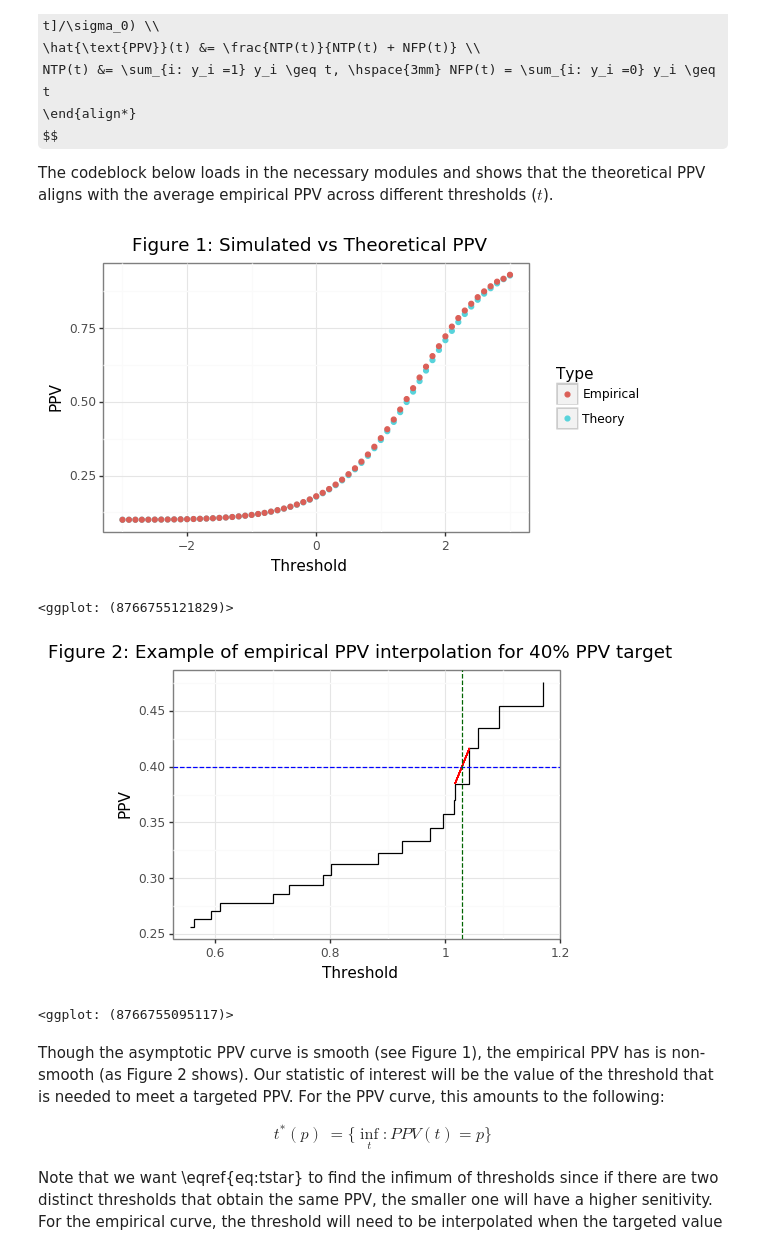
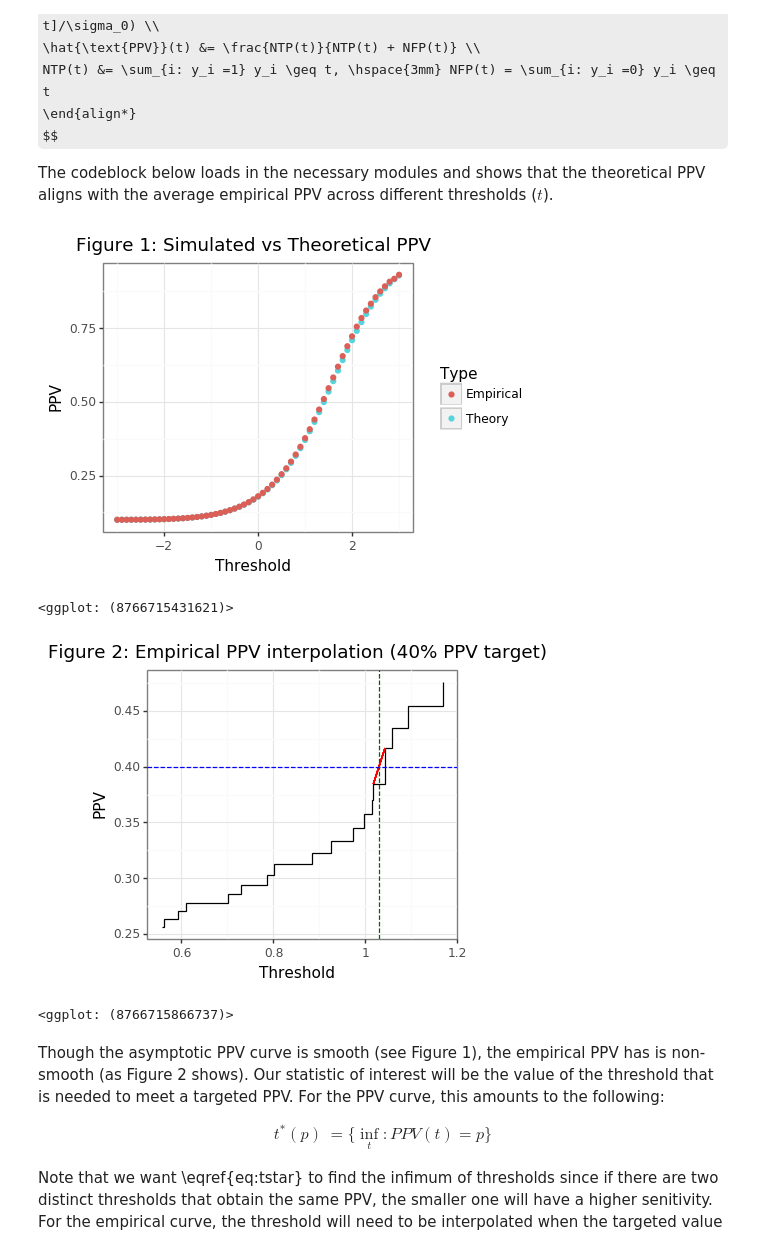
Before and after one commit to erikdrysdale/erikdrysdale.github.io, a Jupyter notebook: _rmd/extra_BCa/bca_python.ipynb, the cells around one changed output. Saved outputs shown, nothing was run; the diff lists cells and outputs as text; code cells hidden in the pictures; some formulas as TeX source.

```diff
--- a/_rmd/extra_BCa/bca_python.ipynb
+++ b/_rmd/extra_BCa/bca_python.ipynb
@@ -97,40 +97,40 @@ nsim = 5000
 
 mat = np.zeros([nsim, len(thresh_seq)])
 for ii in range(nsim):
     y, score = dgp(n0=n0, n1=n1, mu=mu1)
     mat[ii] = [PPV_fun(y, score, tt) for tt in thresh_seq]
 
 df_sim = pd.DataFrame({'thresh':thresh_seq, 'theory':theory_seq, 'emp':np.nanmean(mat,0)}).melt('thresh',None,'tt')
 
-plotnine.options.figure_size = (5.5, 3.5)
+plotnine.options.figure_size = (4, 3.5)
 gg_theory = (ggplot(df_sim, aes(x='thresh', y='value', color='tt')) + theme_bw() +
             geom_point() + labs(x='Threshold', y='PPV') +
             ggtitle('Figure 1: Simulated vs Theoretical PPV') +
             scale_color_discrete(name='Type',labels=['Empirical','Theory']))
 print(gg_theory)
 
 np.random.seed(102)
 y, score = dgp(n0=n0, n1=n1, mu=mu1)
 thresh_seq = np.sort(np.unique(score))
 df_ex = pd.DataFrame({'ppv':[PPV_fun(y, score, tt) for tt in thresh_seq],'thresh':thresh_seq})
 yy, xx = tuple(df_ex.query('ppv<0.4').tail(1).values.flatten())
 yend, xend = tuple(df_ex.query('ppv>0.4').head(1).values.flatten())
 xstar = (0.4-yy)/((yend - yy)/(xend - xx))+xx
 
-plotnine.options.figure_size = (5,3.5)
+plotnine.options.figure_size = (4,3.5)
 gg_ppv_ex = (ggplot(df_ex.query('thresh>0.5 & thresh<1.5 & ppv>0.25 & ppv<0.5 & ppv!=0.4'),aes(x='thresh',y='ppv')) +
              theme_bw() + geom_step() +
             labs(x='Threshold', y='PPV') +
-            ggtitle('Figure 2: Example of empirical PPV interpolation for 40% PPV target') +
+            ggtitle('Figure 2: Empirical PPV interpolation (40% PPV target)') +
             geom_segment(x=xx,xend=xend,y=yy,yend=yend,color='red') +
             geom_hline(yintercept=0.4,color='blue',linetype='--') +
             geom_vline(xintercept=xstar,color='darkgreen',linetype='--'))
 print(gg_ppv_ex)
 # %% [output]
-[figure, old version]
+[figure, new version]
-<ggplot: (8766755121829)>
+<ggplot: (8766715431621)>
-[figure, old version]
+[figure, new version]
-<ggplot: (8766755095117)>
+<ggplot: (8766715866737)>
 # %% [markdown]
 Though the asymptotic PPV curve is smooth (see Figure 1), the empirical PPV has is non-smooth (as Figure 2 shows). Our statistic of interest will be the value of the threshold that is needed to meet a targeted PPV. For the PPV curve, this amounts to the following:
 
```
Also changed, not shown: 5 other files.
